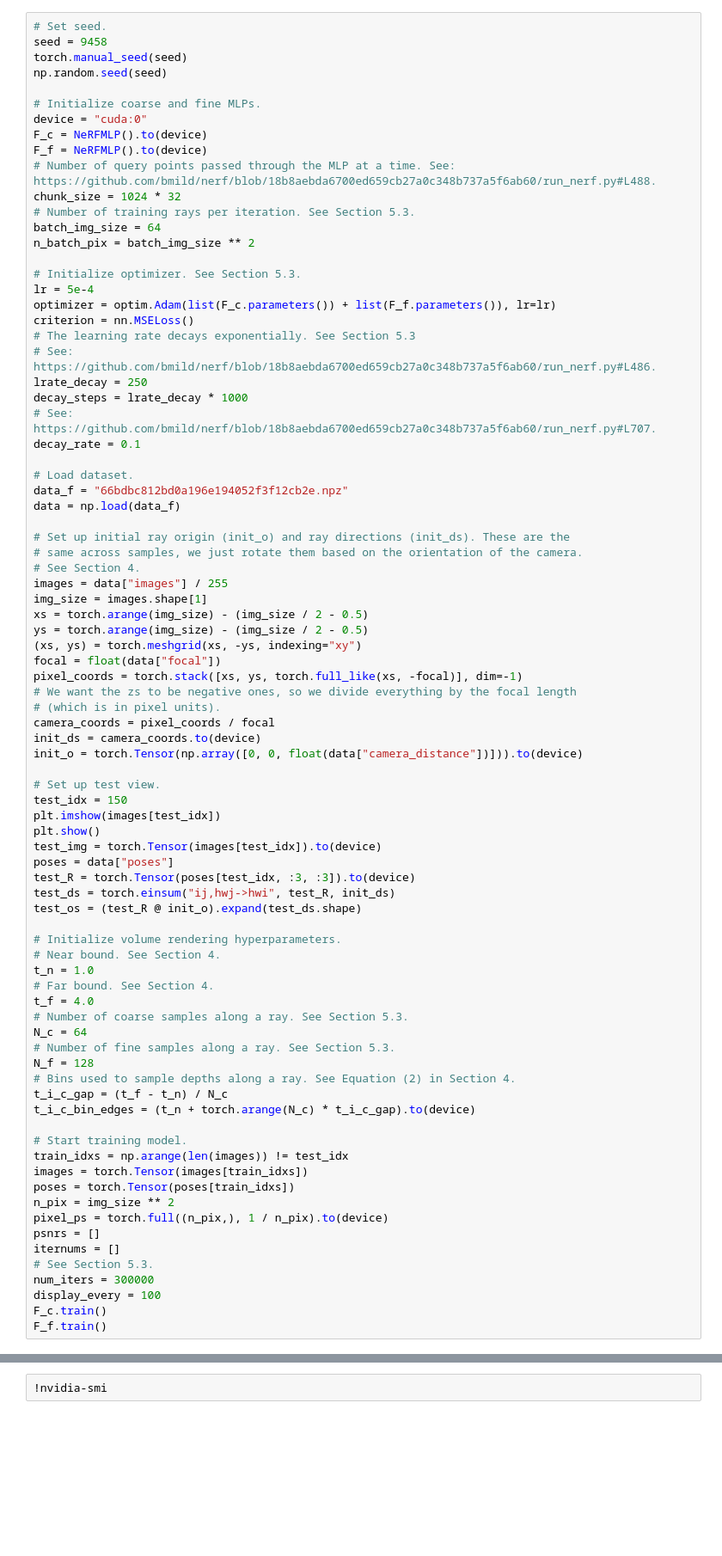
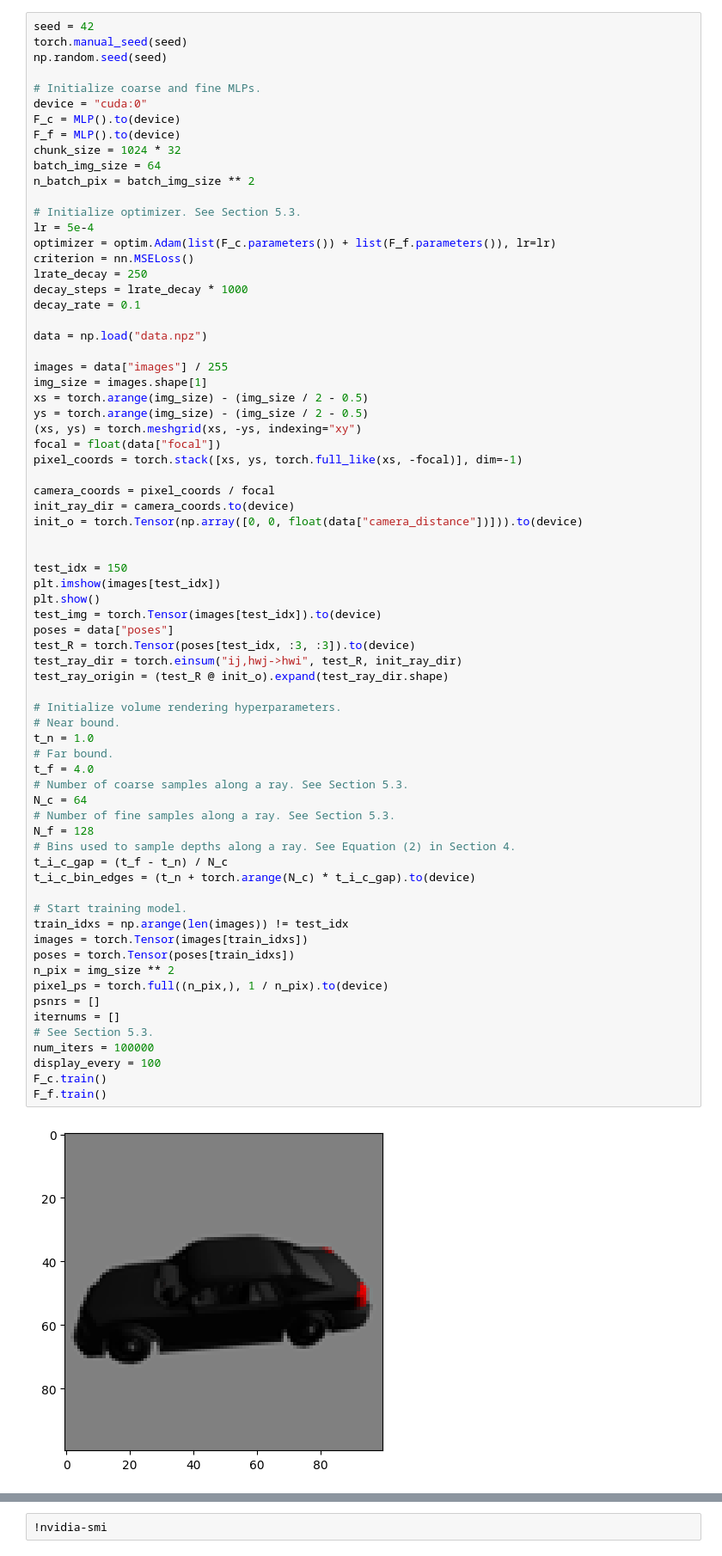
Before and after one commit to pseudodream/nerf_project, a Jupyter notebook: simple_nerf.ipynb, the cells around one changed output, grey strips where cells are left out. Shown: that part at 86% size. Saved outputs shown, nothing was run; the diff lists cells and outputs as text; blank space fills up the shorter version.

```diff
--- a/simple_nerf.ipynb
+++ b/simple_nerf.ipynb
@@ -205,16 +191,13 @@ class NeRFMLP(nn.Module):
 # %%
-# Set seed.
-seed = 9458
+seed = 42
 torch.manual_seed(seed)
 np.random.seed(seed)
 
 # Initialize coarse and fine MLPs.
 device = "cuda:0"
-F_c = NeRFMLP().to(device)
-F_f = NeRFMLP().to(device)
-# Number of query points passed through the MLP at a time. See: https://github.com/bmild/nerf/blob/18b8aebda6700ed659cb27a0c348b737a5f6ab60/run_nerf.py#L488.
+F_c = MLP().to(device)
+F_f = MLP().to(device)
 chunk_size = 1024 * 32
-# Number of training rays per iteration. See Section 5.3.
 batch_img_size = 64
 n_batch_pix = batch_img_size ** 2
 
@@ -222,20 +205,12 @@ n_batch_pix = batch_img_size ** 2
 lr = 5e-4
 optimizer = optim.Adam(list(F_c.parameters()) + list(F_f.parameters()), lr=lr)
 criterion = nn.MSELoss()
-# The learning rate decays exponentially. See Section 5.3
-# See: https://github.com/bmild/nerf/blob/18b8aebda6700ed659cb27a0c348b737a5f6ab60/run_nerf.py#L486.
 lrate_decay = 250
 decay_steps = lrate_decay * 1000
-# See: https://github.com/bmild/nerf/blob/18b8aebda6700ed659cb27a0c348b737a5f6ab60/run_nerf.py#L707.
 decay_rate = 0.1
 
-# Load dataset.
-data_f = "66bdbc812bd0a196e194052f3f12cb2e.npz"
-data = np.load(data_f)
+data = np.load("data.npz")
 
-# Set up initial ray origin (init_o) and ray directions (init_ds). These are the
-# same across samples, we just rotate them based on the orientation of the camera.
-# See Section 4.
 images = data["images"] / 255
 img_size = images.shape[1]
 xs = torch.arange(img_size) - (img_size / 2 - 0.5)
@@ -243,45 +218,46 @@ ys = torch.arange(img_size) - (img_size / 2 - 0.5)
 (xs, ys) = torch.meshgrid(xs, -ys, indexing="xy")
 focal = float(data["focal"])
 pixel_coords = torch.stack([xs, ys, torch.full_like(xs, -focal)], dim=-1)
-# We want the zs to be negative ones, so we divide everything by the focal length
-# (which is in pixel units).
+
 camera_coords = pixel_coords / focal
-init_ds = camera_coords.to(device)
+init_ray_dir = camera_coords.to(device)
 init_o = torch.Tensor(np.array([0, 0, float(data["camera_distance"])])).to(device)
 
-# Set up test view.
+
 test_idx = 150
 plt.imshow(images[test_idx])
 plt.show()
 test_img = torch.Tensor(images[test_idx]).to(device)
 poses = data["poses"]
 test_R = torch.Tensor(poses[test_idx, :3, :3]).to(device)
-test_ds = torch.einsum("ij,hwj->hwi", test_R, init_ds)
-test_os = (test_R @ init_o).expand(test_ds.shape)
+test_ray_dir = torch.einsum("ij,hwj->hwi", test_R, init_ray_dir)
+test_ray_origin = (test_R @ init_o).expand(test_ray_dir.shape)
 
 # Initialize volume rendering hyperparameters.
-# Near bound. See Section 4.
+# Near bound.
 t_n = 1.0
-# Far bound. See Section 4.
+# Far bound.
 t_f = 4.0
 # Number of coarse samples along a ray. See Section 5.3.
 N_c = 64
 # Number of fine samples along a ray. See Section 5.3.
 N_f = 128
 # Bins used to sample depths along a ray. See Equation (2) in Section 4.
 t_i_c_gap = (t_f - t_n) / N_c
 t_i_c_bin_edges = (t_n + torch.arange(N_c) * t_i_c_gap).to(device)
 
 # Start training model.
 train_idxs = np.arange(len(images)) != test_idx
 images = torch.Tensor(images[train_idxs])
 poses = torch.Tensor(poses[train_idxs])
 n_pix = img_size ** 2
 pixel_ps = torch.full((n_pix,), 1 / n_pix).to(device)
 psnrs = []
 iternums = []
 # See Section 5.3.
-num_iters = 300000
+num_iters = 100000
 display_every = 100
 F_c.train()
 F_f.train()
+# %% [output]
+[figure, added]
```
Also changed, not shown: parts of 5 cells of this notebook, 1 other file.
